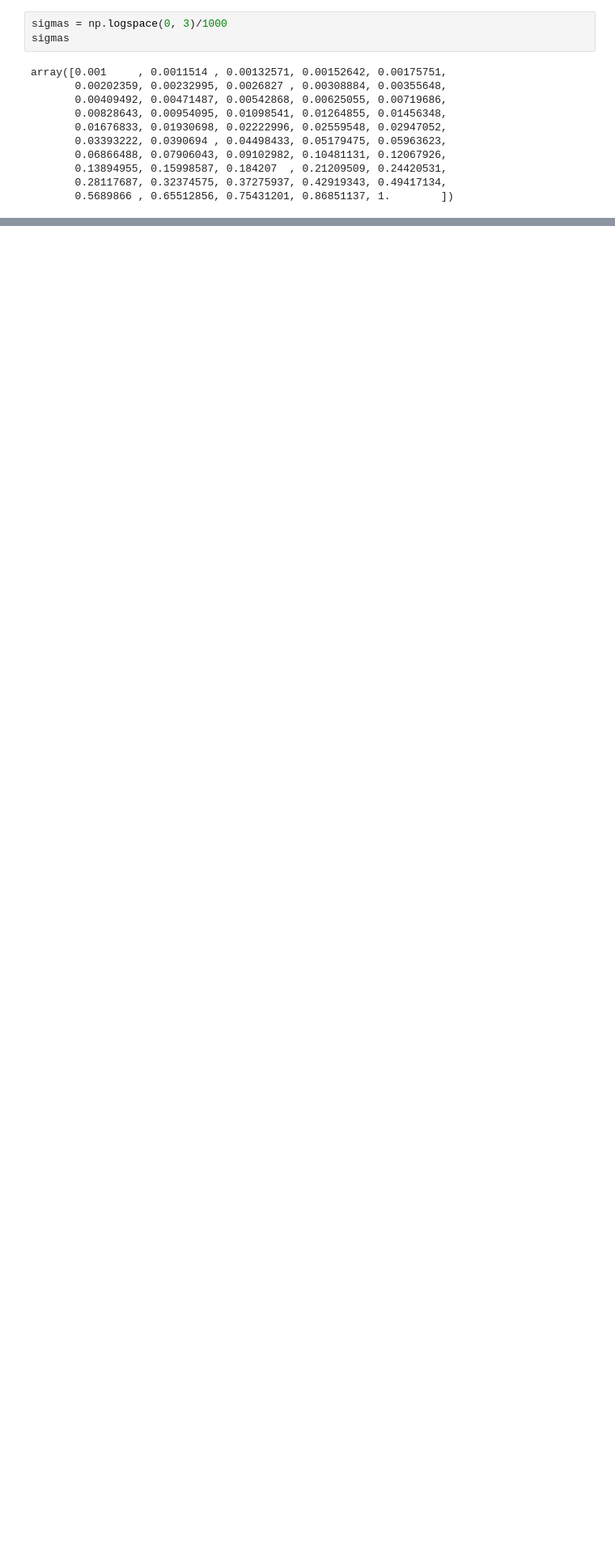
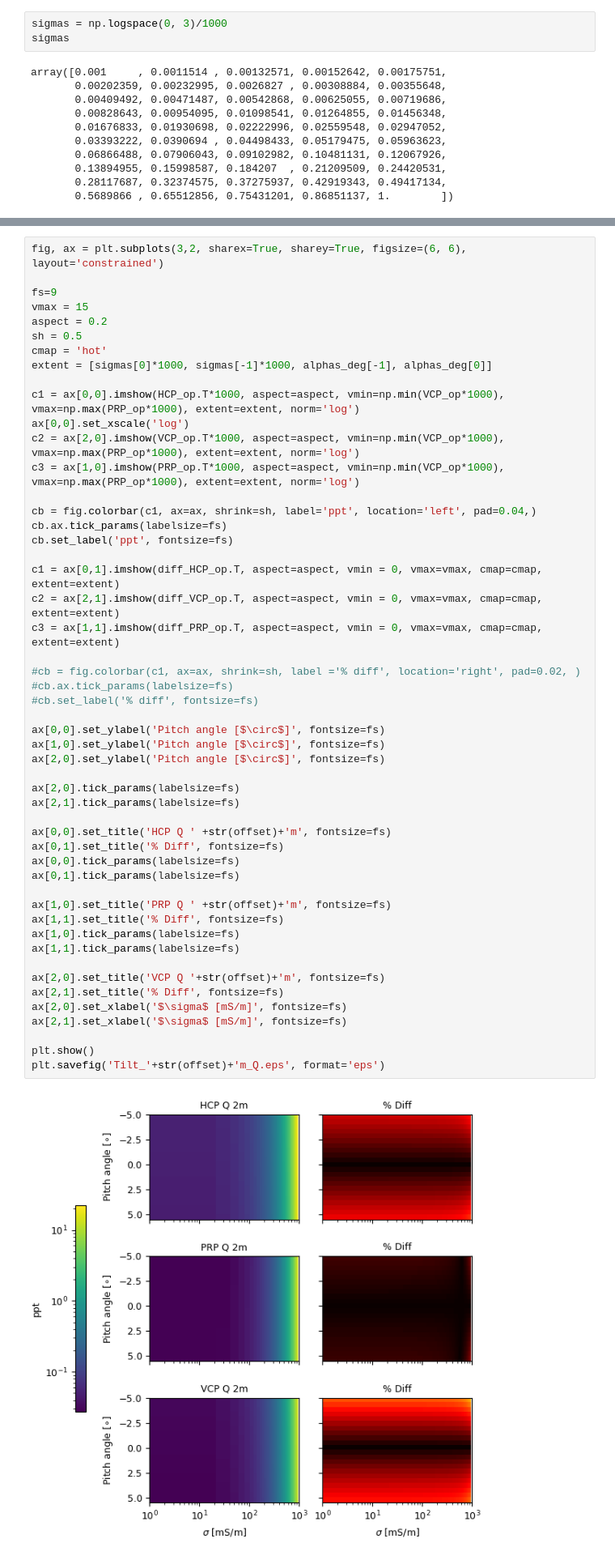
Before and after one commit to mariacarrizo/FDEM_LCI_PWI, a Jupyter notebook: Tilt.ipynb, the cells around one changed output, grey strips where cells are left out. Shown at 81% size. Saved outputs shown, nothing was run; the diff lists cells and outputs as text; blank space fills up the shorter version.

```diff
--- a/Tilt.ipynb
+++ b/Tilt.ipynb
@@ -751,0 +777,53 @@ plt.savefig('Tilt_8m.svg', format='svg')
+# %%
+fig, ax = plt.subplots(3,2, sharex=True, sharey=True, figsize=(6, 6), layout='constrained')
+
+fs=9
+vmax = 15
+aspect = 0.2
+sh = 0.5
+cmap = 'hot'
+extent = [sigmas[0]*1000, sigmas[-1]*1000, alphas_deg[-1], alphas_deg[0]]
+
+c1 = ax[0,0].imshow(HCP_op.T*1000, aspect=aspect, vmin=np.min(VCP_op*1000), vmax=np.max(PRP_op*1000), extent=extent, norm='log')
+ax[0,0].set_xscale('log')
+c2 = ax[2,0].imshow(VCP_op.T*1000, aspect=aspect, vmin=np.min(VCP_op*1000), vmax=np.max(PRP_op*1000), extent=extent, norm='log')
+c3 = ax[1,0].imshow(PRP_op.T*1000, aspect=aspect, vmin=np.min(VCP_op*1000), vmax=np.max(PRP_op*1000), extent=extent, norm='log')
+
+cb = fig.colorbar(c1, ax=ax, shrink=sh, label='ppt', location='left', pad=0.04,)
+cb.ax.tick_params(labelsize=fs)
+cb.set_label('ppt', fontsize=fs)
+
+c1 = ax[0,1].imshow(diff_HCP_op.T, aspect=aspect, vmin = 0, vmax=vmax, cmap=cmap, extent=extent)
+c2 = ax[2,1].imshow(diff_VCP_op.T, aspect=aspect, vmin = 0, vmax=vmax, cmap=cmap, extent=extent)
+c3 = ax[1,1].imshow(diff_PRP_op.T, aspect=aspect, vmin = 0, vmax=vmax, cmap=cmap, extent=extent)
+
+#cb = fig.colorbar(c1, ax=ax, shrink=sh, label ='% diff', location='right', pad=0.02, )
+#cb.ax.tick_params(labelsize=fs)
+#cb.set_label('% diff', fontsize=fs)
+
+ax[0,0].set_ylabel('Pitch angle [$\circ$]', fontsize=fs)
+ax[1,0].set_ylabel('Pitch angle [$\circ$]', fontsize=fs)
+ax[2,0].set_ylabel('Pitch angle [$\circ$]', fontsize=fs)
+
+ax[2,0].tick_params(labelsize=fs)
+ax[2,1].tick_params(labelsize=fs)
+
+ax[0,0].set_title('HCP Q ' +str(offset)+'m', fontsize=fs)
+ax[0,1].set_title('% Diff', fontsize=fs)
+ax[0,0].tick_params(labelsize=fs)
+ax[0,1].tick_params(labelsize=fs)
+
+ax[1,0].set_title('PRP Q ' +str(offset)+'m', fontsize=fs)
+ax[1,1].set_title('% Diff', fontsize=fs)
+ax[1,0].tick_params(labelsize=fs)
+ax[1,1].tick_params(labelsize=fs)
+
+ax[2,0].set_title('VCP Q '+str(offset)+'m', fontsize=fs)
+ax[2,1].set_title('% Diff', fontsize=fs)
+ax[2,0].set_xlabel('$\sigma$ [mS/m]', fontsize=fs)
+ax[2,1].set_xlabel('$\sigma$ [mS/m]', fontsize=fs)
+
+plt.show()
+plt.savefig('Tilt_'+str(offset)+'m_Q.eps', format='eps')
+# %% [output]
+[figure, added]
```
Also changed, not shown: parts of 4 cells of this notebook, 9 other files.
